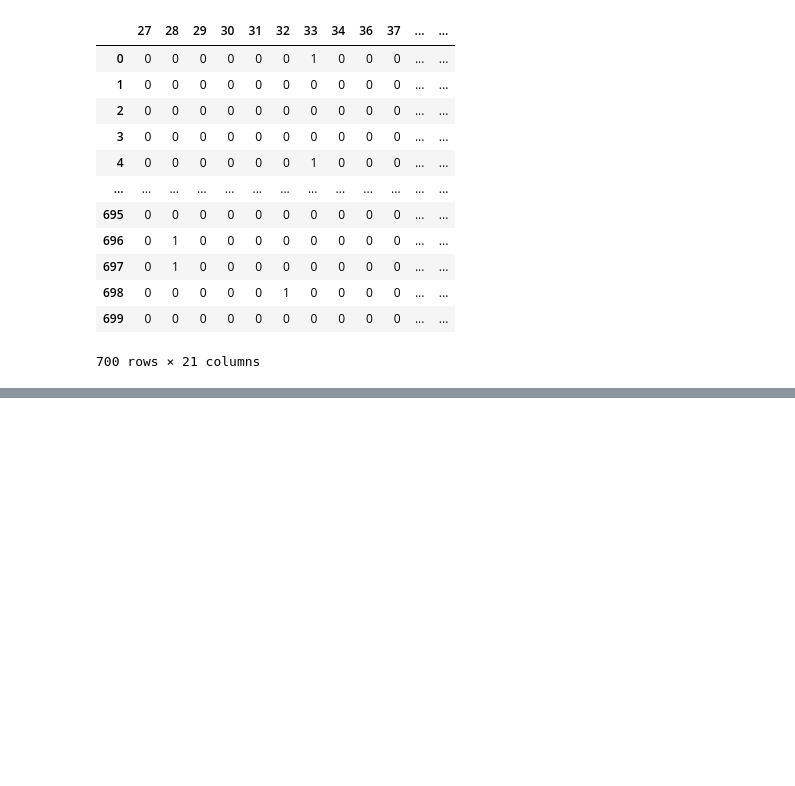
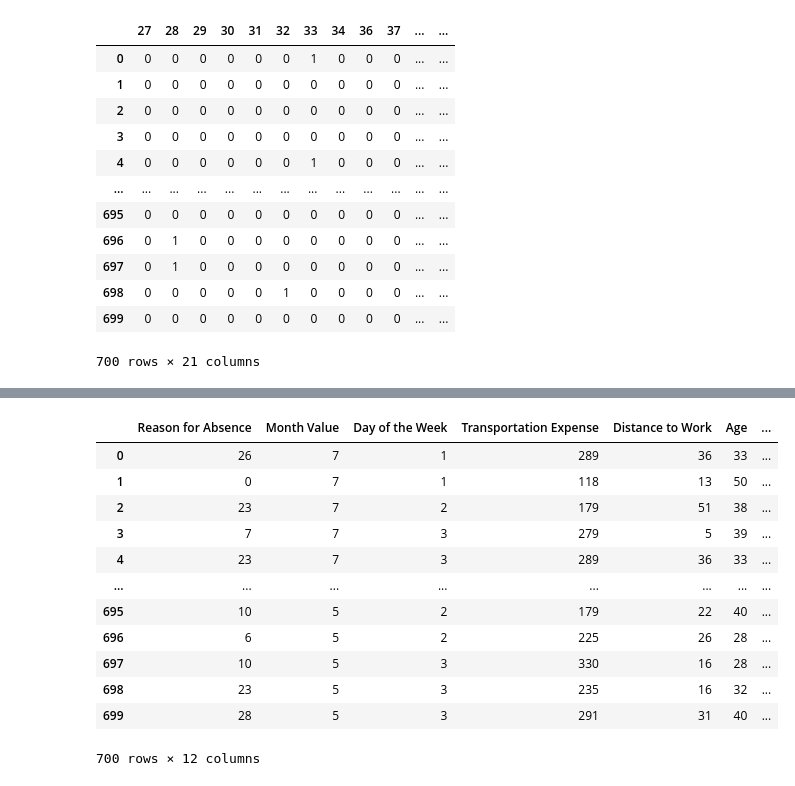
Before and after one commit to aldonaspirz/Udemy_DS_1, a Jupyter notebook: Case study/Absent.ipynb, the cells around one changed output, grey strips where cells are left out. Cells and saved outputs as stored; diff of their text form; code cells hidden in the pictures; blank space fills up the shorter version.

Commit message:
bez reason get dummies

```diff
--- a/Case study/Absent.ipynb
+++ b/Case study/Absent.ipynb
@@ -91,0 +153,2 @@ age_dummies
+# %%
+df_reason_mod = df.copy()
@@ -91,0 +159,2 @@ age_dummies
+# %%
+df_reason_mod['Date'] = pd.to_datetime(df_reason_mod['Date'], format = '%d/%m/%Y')
@@ -91,0 +182,43 @@ age_dummies
+# %%
+list_months = []
+for i in range(df_reason_mod.shape[0]):
+    list_months.append(df_reason_mod['Date'][i].month)
+df_reason_mod['Month Value'] = list_months
+# %%
+def date_to_weekday(date_value):
+    return date_value.weekday()
+
+df_reason_mod['Day of the Week'] = df_reason_mod['Date'].apply(date_to_weekday)
+# %%
+
+# df_reason_mod.head()
+# df_reason_mod.columns.values
+column_names_upd = ['Reason for Absence', 'Month Value', 'Day of the Week',
+       'Transportation Expense', 'Distance to Work', 'Age',
+       'Daily Work Load Average', 'Body Mass Index', 'Education', 'Children',
+       'Pets', 'Absenteeism Time in Hours']
+df_reason_mod = df_reason_mod[column_names_upd]
+# df_reason_mod.head()
+
+
+
+########## Create a Checkpoint ###################
+##################################################
+
+
+df_reason_date_mod = df_reason_mod.copy()
+df_reason_date_mod
+# %% [output]
+|  | Reason for Absence | Month Value | Day of the Week | Transportation Expense | Distance to Work | Age | ... |
+| 0 | 26 | 7 | 1 | 289 | 36 | 33 | ... |
+| 1 | 0 | 7 | 1 | 118 | 13 | 50 | ... |
+| 2 | 23 | 7 | 2 | 179 | 51 | 38 | ... |
+| 3 | 7 | 7 | 3 | 279 | 5 | 39 | ... |
+| 4 | 23 | 7 | 3 | 289 | 36 | 33 | ... |
+| ... | ... | ... | ... | ... | ... | ... | ... |
+| 695 | 10 | 5 | 2 | 179 | 22 | 40 | ... |
+| 696 | 6 | 5 | 2 | 225 | 26 | 28 | ... |
+| 697 | 10 | 5 | 3 | 330 | 16 | 28 | ... |
+| 698 | 23 | 5 | 3 | 235 | 16 | 32 | ... |
+| 699 | 28 | 5 | 3 | 291 | 31 | 40 | ... |
+700 rows × 12 columns
```
Also changed, not shown: parts of 6 cells of this notebook.
